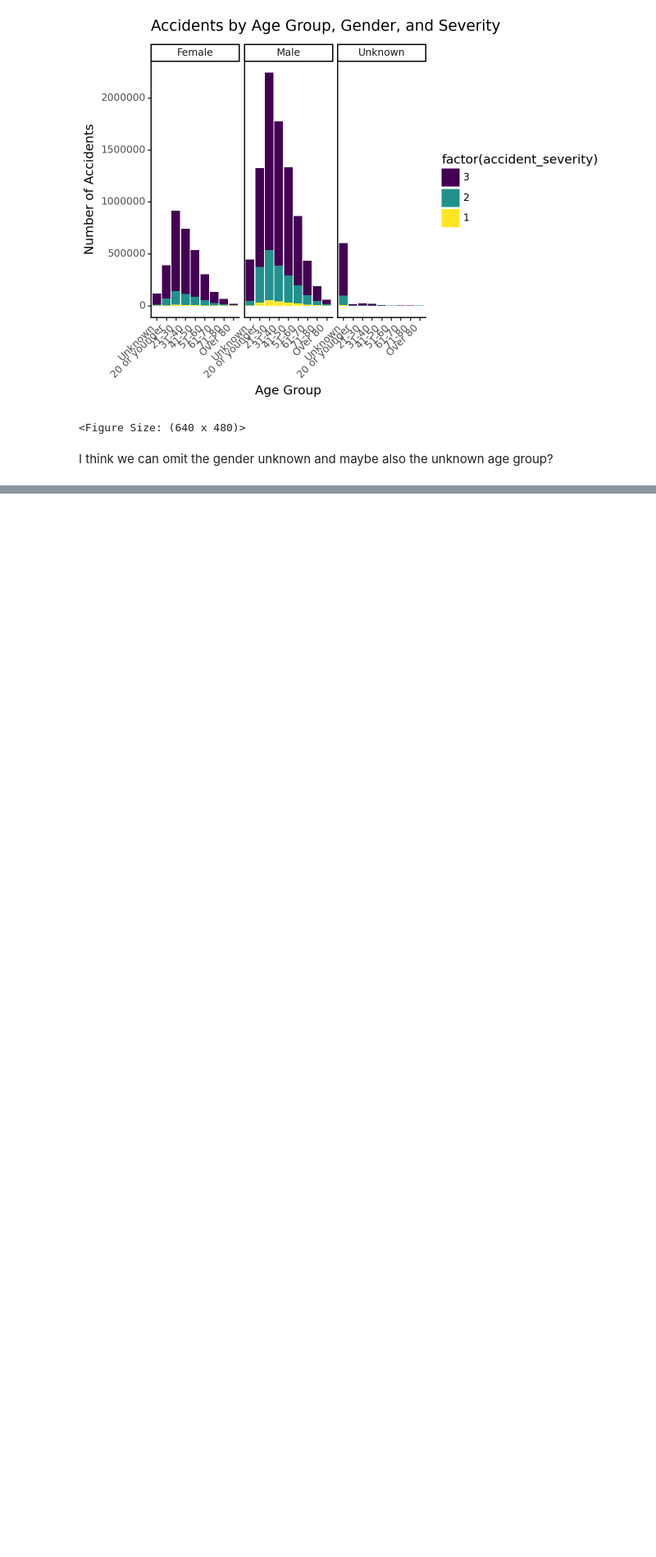
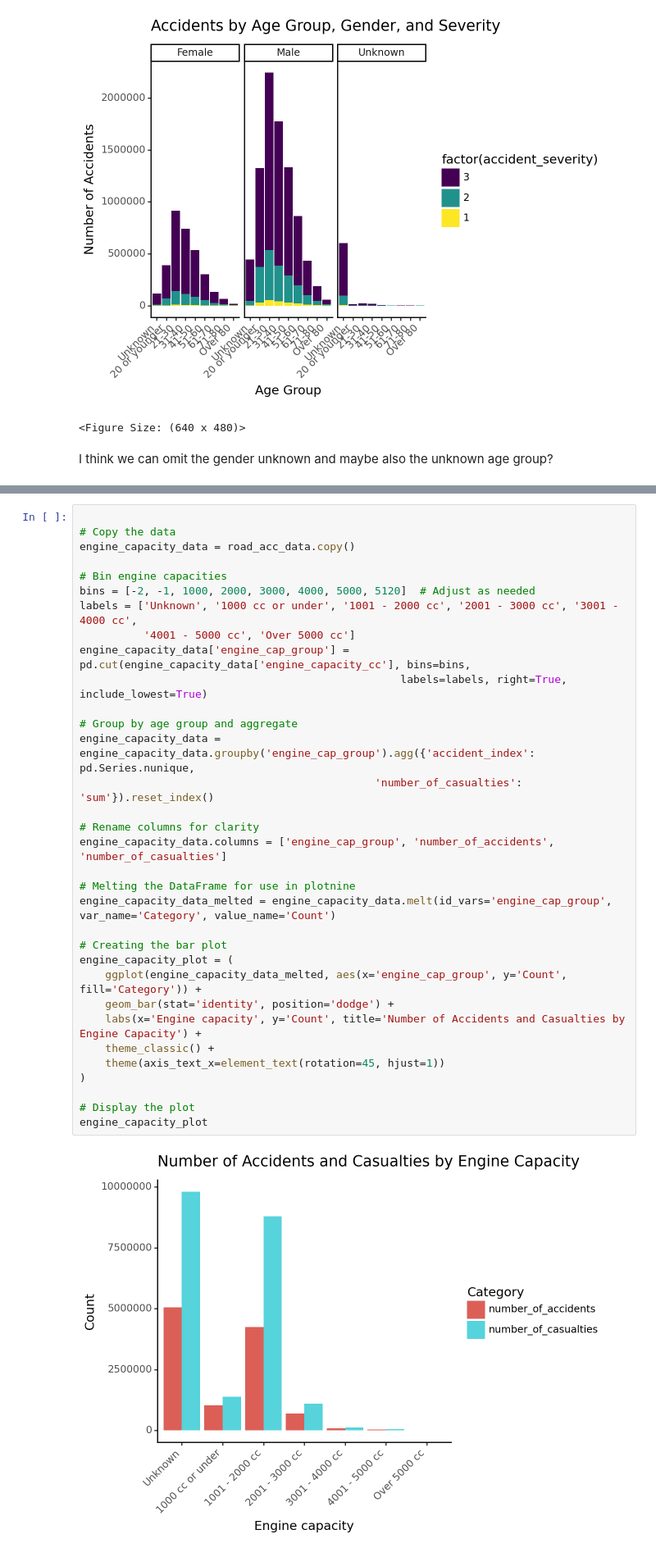
Before and after one commit to nikolaymoshenskiy/IDS-UK-road-accidents, a Jupyter notebook: LM_visualisation.ipynb, the cells around one changed output, grey strips where cells are left out. Shown at 82% size. Saved outputs shown, nothing was run; the diff lists cells and outputs as text; blank space fills up the shorter version.

Commit message:
Add code for plotting number of accidents and casualties by engine capacity

```diff
--- a/LM_visualisation.ipynb
+++ b/LM_visualisation.ipynb
@@ -482,0 +489,35 @@ I think we can omit the gender unknown and maybe also the unknown age group?
+# %%
+
+# Copy the data
+engine_capacity_data = road_acc_data.copy()
+
+# Bin engine capacities
+bins = [-2, -1, 1000, 2000, 3000, 4000, 5000, 5120]  # Adjust as needed
+labels = ['Unknown', '1000 cc or under', '1001 - 2000 cc', '2001 - 3000 cc', '3001 - 4000 cc',
+          '4001 - 5000 cc', 'Over 5000 cc']
+engine_capacity_data['engine_cap_group'] = pd.cut(engine_capacity_data['engine_capacity_cc'], bins=bins,
+                                                  labels=labels, right=True, include_lowest=True)
+
+# Group by age group and aggregate
+engine_capacity_data = engine_capacity_data.groupby('engine_cap_group').agg({'accident_index': pd.Series.nunique,
+                                              'number_of_casualties': 'sum'}).reset_index()
+
+# Rename columns for clarity
+engine_capacity_data.columns = ['engine_cap_group', 'number_of_accidents', 'number_of_casualties']
+
+# Melting the DataFrame for use in plotnine
+engine_capacity_data_melted = engine_capacity_data.melt(id_vars='engine_cap_group', var_name='Category', value_name='Count')
+
+# Creating the bar plot
+engine_capacity_plot = (
+    ggplot(engine_capacity_data_melted, aes(x='engine_cap_group', y='Count', fill='Category')) +
+    geom_bar(stat='identity', position='dodge') +
+    labs(x='Engine capacity', y='Count', title='Number of Accidents and Casualties by Engine Capacity') +
+    theme_classic() +
+    theme(axis_text_x=element_text(rotation=45, hjust=1))
+)
+
+# Display the plot
+engine_capacity_plot
+# %% [output]
+[figure, added]
```
Also changed, not shown: parts of 3 cells of this notebook.
